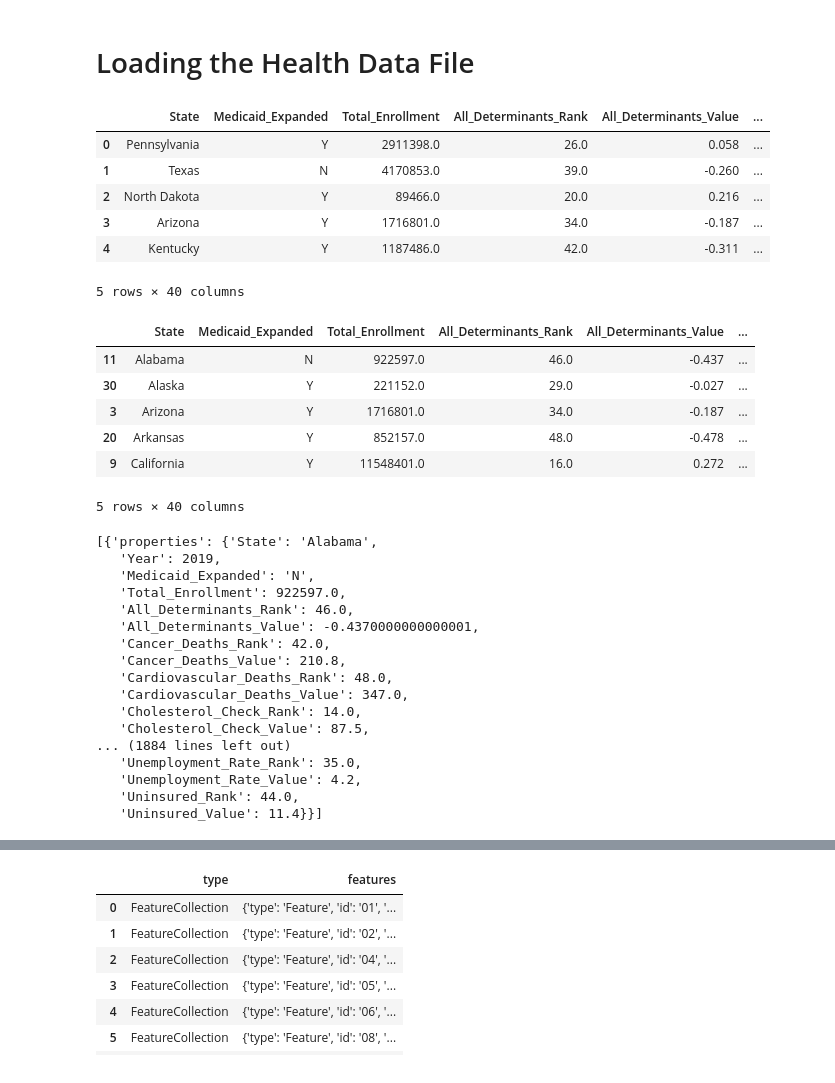
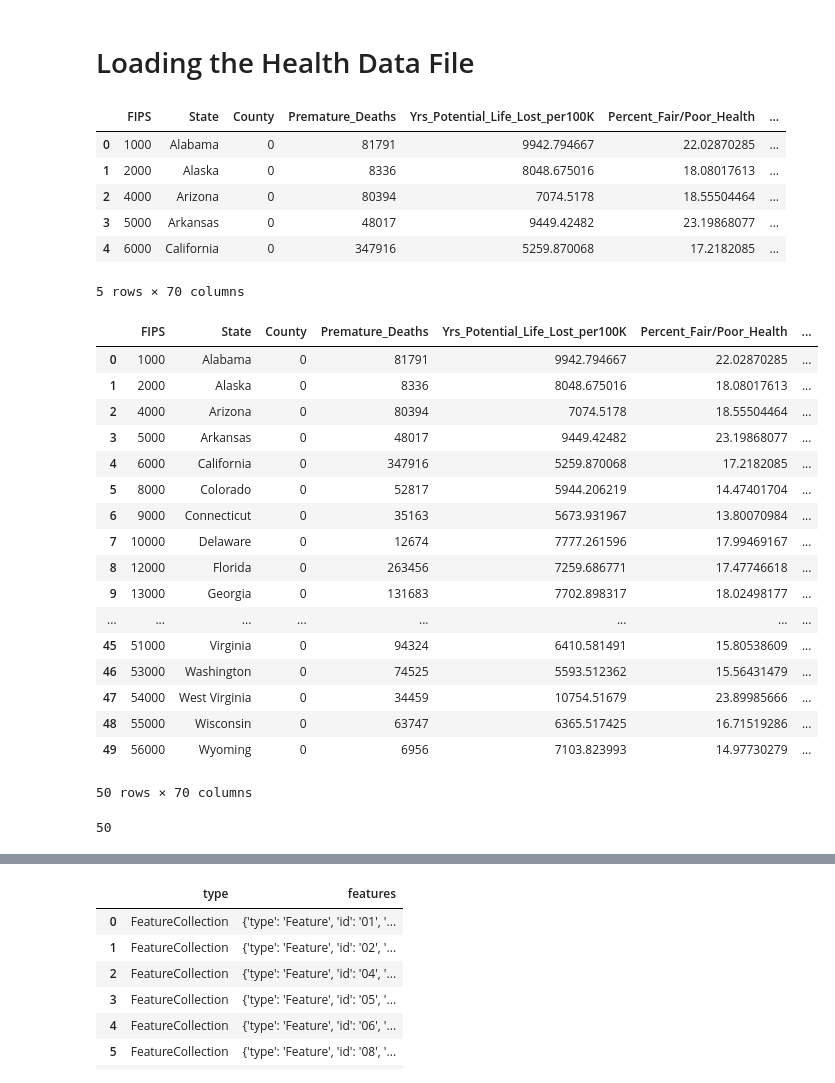
Before and after one commit to stevenjbark/DataAnalytics-FinalProject, a Jupyter notebook: GeoJSON/States/GeoJSON_States_AddProperties.ipynb, the cells around one changed output, grey strips where cells are left out. Drawn from its saved outputs; the diff is of its cells as text; code cells hidden in the pictures.

Commit message:
SJB Commit: Steve Repo, Choropleth and Data Reconciled, Working GeoJSON and Choropleth Maps

```diff
--- a/GeoJSON/States/GeoJSON_States_AddProperties.ipynb
+++ b/GeoJSON/States/GeoJSON_States_AddProperties.ipynb
@@ -70,27 +76,43 @@ for line in statesdata["features"]:
 # %% [markdown]
 # Loading the Health Data File
 # %%
-#Read in the 2019_Full.csv so we can import the health data for each state.
-health_data = pd.read_csv("2019_Full.csv")
+#Read in the 2020_State_Health_Ranking_Data.csv so we can import the health data for each state. Data from main .csv
+#file for Texas counties, all state counties/buroughs/parishes, and states in aggregate. Used the aggregate for states here.
+health_data = pd.read_csv("2020_State_Health_Ranking_Data.csv")
 health_data.head()
 # %% [output]
-|  | State | Medicaid_Expanded | Total_Enrollment | All_Determinants_Rank | All_Determinants_Value | ... |
-| 0 | Pennsylvania | Y | 2911398.0 | 26.0 | 0.058 | ... |
-| 1 | Texas | N | 4170853.0 | 39.0 | -0.260 | ... |
-| 2 | North Dakota | Y | 89466.0 | 20.0 | 0.216 | ... |
-| 3 | Arizona | Y | 1716801.0 | 34.0 | -0.187 | ... |
-| 4 | Kentucky | Y | 1187486.0 | 42.0 | -0.311 | ... |
+|  | FIPS | State | County | Premature_Deaths | Yrs_Potential_Life_Lost_per100K | Percent_Fair/Poor_Health | ... |
+| 0 | 1000 | Alabama | 0 | 81791 | 9942.794667 | 22.02870285 | ... |
+| 1 | 2000 | Alaska | 0 | 8336 | 8048.675016 | 18.08017613 | ... |
+| 2 | 4000 | Arizona | 0 | 80394 | 7074.5178 | 18.55504464 | ... |
+| 3 | 5000 | Arkansas | 0 | 48017 | 9449.42482 | 23.19868077 | ... |
+| 4 | 6000 | California | 0 | 347916 | 5259.870068 | 17.2182085 | ... |
-5 rows × 40 columns
+5 rows × 70 columns
 # %%
 #Sort by state to match the alphabetical listing in geojson file.
 sorted_health_data = health_data.sort_values("State", ascending=True)
-sorted_health_data.head()
+sorted_health_data
 # %% [output]
-|  | State | Medicaid_Expanded | Total_Enrollment | All_Determinants_Rank | All_Determinants_Value | ... |
-| 11 | Alabama | N | 922597.0 | 46.0 | -0.437 | ... |
-| 30 | Alaska | Y | 221152.0 | 29.0 | -0.027 | ... |
-| 3 | Arizona | Y | 1716801.0 | 34.0 | -0.187 | ... |
-| 20 | Arkansas | Y | 852157.0 | 48.0 | -0.478 | ... |
-| 9 | California | Y | 11548401.0 | 16.0 | 0.272 | ... |
+|  | FIPS | State | County | Premature_Deaths | Yrs_Potential_Life_Lost_per100K | Percent_Fair/Poor_Health | ... |
+| 0 | 1000 | Alabama | 0 | 81791 | 9942.794667 | 22.02870285 | ... |
+| 1 | 2000 | Alaska | 0 | 8336 | 8048.675016 | 18.08017613 | ... |
+| 2 | 4000 | Arizona | 0 | 80394 | 7074.5178 | 18.55504464 | ... |
+| 3 | 5000 | Arkansas | 0 | 48017 | 9449.42482 | 23.19868077 | ... |
+| 4 | 6000 | California | 0 | 347916 | 5259.870068 | 17.2182085 | ... |
+| 5 | 8000 | Colorado | 0 | 52817 | 5944.206219 | 14.47401704 | ... |
+| 6 | 9000 | Connecticut | 0 | 35163 | 5673.931967 | 13.80070984 | ... |
+| 7 | 10000 | Delaware | 0 | 12674 | 7777.261596 | 17.99469167 | ... |
+| 8 | 12000 | Florida | 0 | 263456 | 7259.686771 | 17.47746618 | ... |
+| 9 | 13000 | Georgia | 0 | 131683 | 7702.898317 | 18.02498177 | ... |
+| ... | ... | ... | ... | ... | ... | ... | ... |
+| 45 | 51000 | Virginia | 0 | 94324 | 6410.581491 | 15.80538609 | ... |
+| 46 | 53000 | Washington | 0 | 74525 | 5593.512362 | 15.56431479 | ... |
+| 47 | 54000 | West Virginia | 0 | 34459 | 10754.51679 | 23.89985666 | ... |
+| 48 | 55000 | Wisconsin | 0 | 63747 | 6365.517425 | 16.71519286 | ... |
+| 49 | 56000 | Wyoming | 0 | 6956 | 7103.823993 | 14.97730279 | ... |
-5 rows × 40 columns
+50 rows × 70 columns
+# %%
+sorted_health_data["State"].count()
+# %% [output]
+50
 # %%
@@ -144,20 +188,0 @@ for row in sorted_health_data.iterrows():
-# %%
-test_list
-# %% [output]
-[{'properties': {'State': 'Alabama',
-   'Year': 2019,
-   'Medicaid_Expanded': 'N',
-   'Total_Enrollment': 922597.0,
-   'All_Determinants_Rank': 46.0,
-   'All_Determinants_Value': -0.4370000000000001,
-   'Cancer_Deaths_Rank': 42.0,
-   'Cancer_Deaths_Value': 210.8,
-   'Cardiovascular_Deaths_Rank': 48.0,
-   'Cardiovascular_Deaths_Value': 347.0,
-   'Cholesterol_Check_Rank': 14.0,
-   'Cholesterol_Check_Value': 87.5,
-... (1884 lines left out)
-   'Unemployment_Rate_Rank': 35.0,
-   'Unemployment_Rate_Value': 4.2,
-   'Uninsured_Rank': 44.0,
-   'Uninsured_Value': 11.4}}]
```
Also changed, not shown: parts of 8 cells of this notebook, 22 other files.
